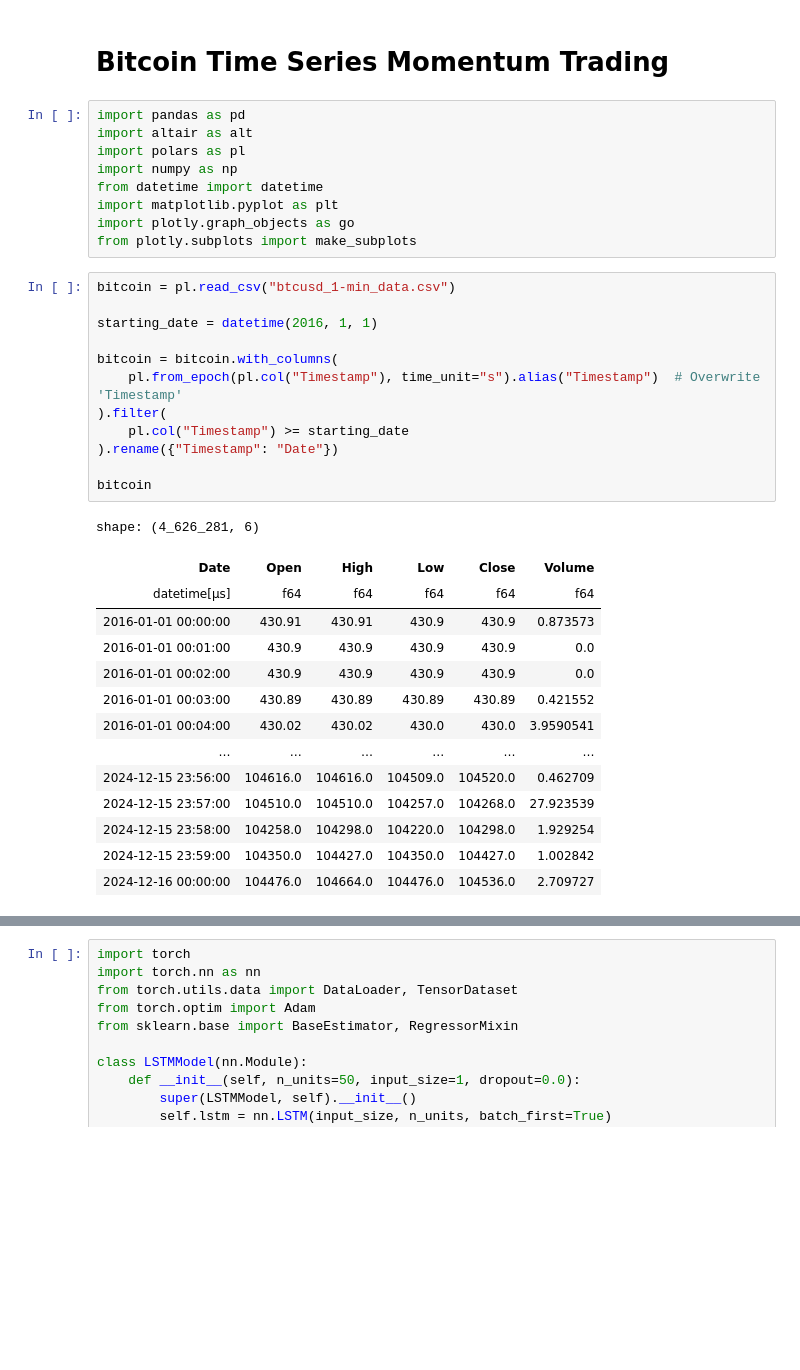
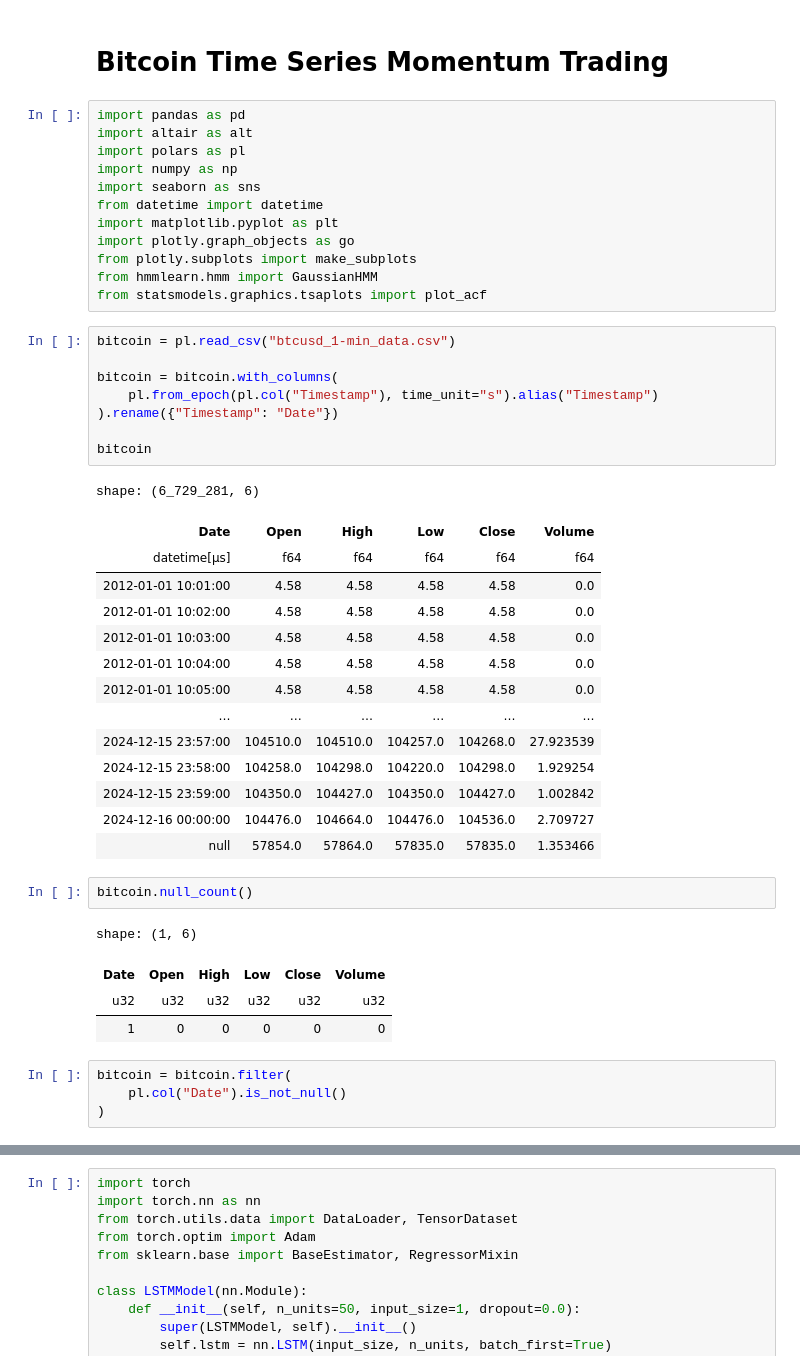
Before and after one commit to anthonymakarewicz/bitcoin-momentum-trading, a Jupyter notebook: main.ipynb, the cells around one changed output, grey strips where cells are left out. Saved outputs shown, nothing was run; the diff lists cells and outputs as text; blank space fills up the shorter version.

```diff
--- a/main.ipynb
+++ b/main.ipynb
@@ -5,34 +5,44 @@ import pandas as pd
 import altair as alt
 import polars as pl
 import numpy as np
+import seaborn as sns
 from datetime import datetime
 import matplotlib.pyplot as plt
 import plotly.graph_objects as go
 from plotly.subplots import make_subplots
+from hmmlearn.hmm import GaussianHMM
+from statsmodels.graphics.tsaplots import plot_acf
 # %%
 bitcoin = pl.read_csv("btcusd_1-min_data.csv")
 
-starting_date = datetime(2016, 1, 1)
-
 bitcoin = bitcoin.with_columns(
-    pl.from_epoch(pl.col("Timestamp"), time_unit="s").alias("Timestamp")  # Overwrite 'Timestamp'
-).filter(
-    pl.col("Timestamp") >= starting_date
+    pl.from_epoch(pl.col("Timestamp"), time_unit="s").alias("Timestamp")
 ).rename({"Timestamp": "Date"})
 
 bitcoin
 # %% [output]
-shape: (4_626_281, 6)
+shape: (6_729_281, 6)
 | Date | Open | High | Low | Close | Volume |
 | datetime[μs] | f64 | f64 | f64 | f64 | f64 |
-| 2016-01-01 00:00:00 | 430.91 | 430.91 | 430.9 | 430.9 | 0.873573 |
-| 2016-01-01 00:01:00 | 430.9 | 430.9 | 430.9 | 430.9 | 0.0 |
-| 2016-01-01 00:02:00 | 430.9 | 430.9 | 430.9 | 430.9 | 0.0 |
-| 2016-01-01 00:03:00 | 430.89 | 430.89 | 430.89 | 430.89 | 0.421552 |
-| 2016-01-01 00:04:00 | 430.02 | 430.02 | 430.0 | 430.0 | 3.9590541 |
+| 2012-01-01 10:01:00 | 4.58 | 4.58 | 4.58 | 4.58 | 0.0 |
+| 2012-01-01 10:02:00 | 4.58 | 4.58 | 4.58 | 4.58 | 0.0 |
+| 2012-01-01 10:03:00 | 4.58 | 4.58 | 4.58 | 4.58 | 0.0 |
+| 2012-01-01 10:04:00 | 4.58 | 4.58 | 4.58 | 4.58 | 0.0 |
+| 2012-01-01 10:05:00 | 4.58 | 4.58 | 4.58 | 4.58 | 0.0 |
 | … | … | … | … | … | … |
-| 2024-12-15 23:56:00 | 104616.0 | 104616.0 | 104509.0 | 104520.0 | 0.462709 |
 | 2024-12-15 23:57:00 | 104510.0 | 104510.0 | 104257.0 | 104268.0 | 27.923539 |
 | 2024-12-15 23:58:00 | 104258.0 | 104298.0 | 104220.0 | 104298.0 | 1.929254 |
 | 2024-12-15 23:59:00 | 104350.0 | 104427.0 | 104350.0 | 104427.0 | 1.002842 |
 | 2024-12-16 00:00:00 | 104476.0 | 104664.0 | 104476.0 | 104536.0 | 2.709727 |
+| null | 57854.0 | 57864.0 | 57835.0 | 57835.0 | 1.353466 |
+# %%
+bitcoin.null_count()
+# %% [output]
+shape: (1, 6)
+| Date | Open | High | Low | Close | Volume |
+| u32 | u32 | u32 | u32 | u32 | u32 |
+| 1 | 0 | 0 | 0 | 0 | 0 |
+# %%
+bitcoin = bitcoin.filter(
+    pl.col("Date").is_not_null()
+)
```
Also changed, not shown: parts of 11 cells of this notebook, 1 other file.
